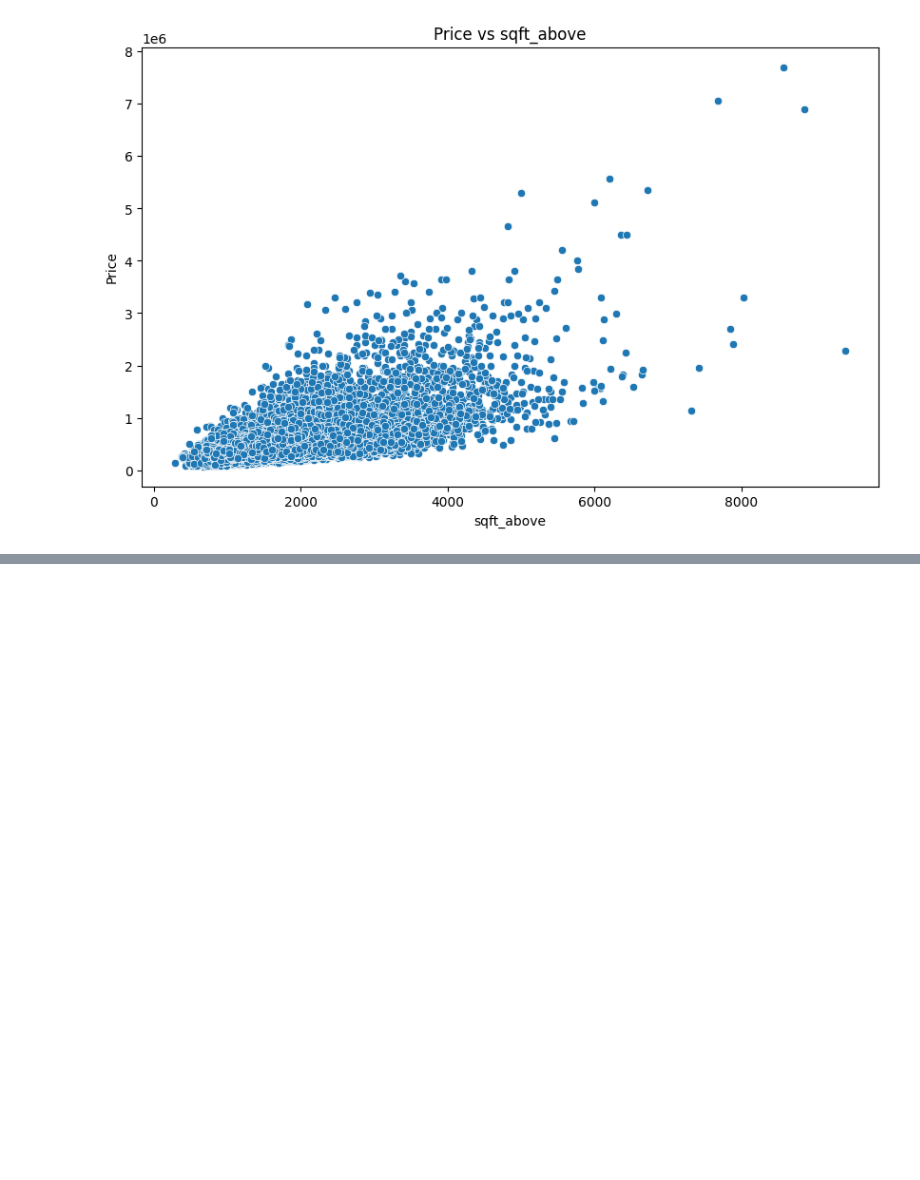
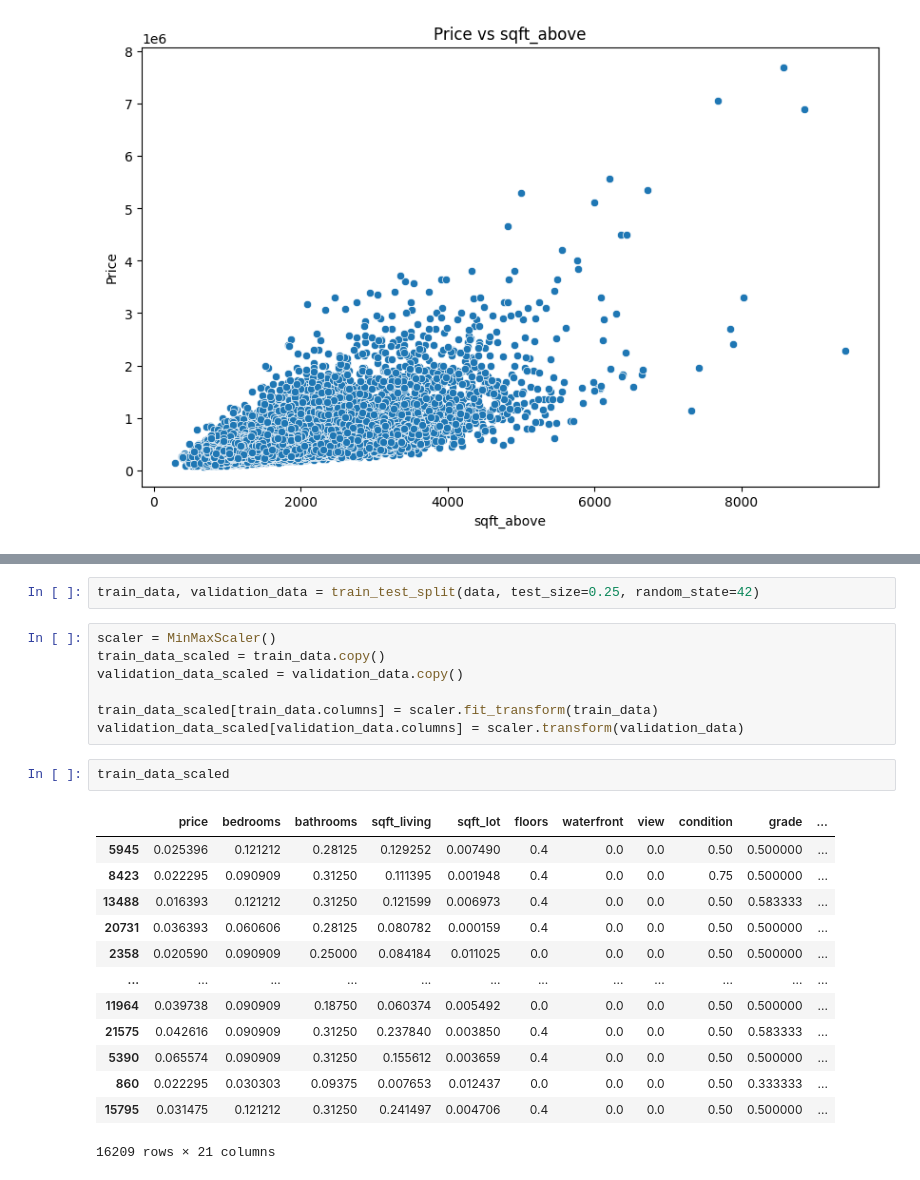
Before and after one commit to MAmin-y/Neural-Networks-and-Deep-Learning-Course-Projects-F2024, a Jupyter notebook: CA1/Q4.ipynb, the cells around one changed output, grey strips where cells are left out. Saved outputs shown, nothing was run; the diff lists cells and outputs as text; blank space fills up the shorter version.

```diff
--- a/CA1/Q4.ipynb
+++ b/CA1/Q4.ipynb
@@ -126,0 +133,25 @@ data
+# %%
+train_data, validation_data = train_test_split(data, test_size=0.25, random_state=42)
+# %%
+scaler = MinMaxScaler()
+train_data_scaled = train_data.copy()
+validation_data_scaled = validation_data.copy()
+
+train_data_scaled[train_data.columns] = scaler.fit_transform(train_data)
+validation_data_scaled[validation_data.columns] = scaler.transform(validation_data)
+# %%
+train_data_scaled
+# %% [output]
+|  | price | bedrooms | bathrooms | sqft_living | sqft_lot | floors | waterfront | view | condition | grade | ... |
+| 5945 | 0.025396 | 0.121212 | 0.28125 | 0.129252 | 0.007490 | 0.4 | 0.0 | 0.0 | 0.50 | 0.500000 | ... |
+| 8423 | 0.022295 | 0.090909 | 0.31250 | 0.111395 | 0.001948 | 0.4 | 0.0 | 0.0 | 0.75 | 0.500000 | ... |
+| 13488 | 0.016393 | 0.121212 | 0.31250 | 0.121599 | 0.006973 | 0.4 | 0.0 | 0.0 | 0.50 | 0.583333 | ... |
+| 20731 | 0.036393 | 0.060606 | 0.28125 | 0.080782 | 0.000159 | 0.4 | 0.0 | 0.0 | 0.50 | 0.500000 | ... |
+| 2358 | 0.020590 | 0.090909 | 0.25000 | 0.084184 | 0.011025 | 0.0 | 0.0 | 0.0 | 0.50 | 0.500000 | ... |
+| ... | ... | ... | ... | ... | ... | ... | ... | ... | ... | ... | ... |
+| 11964 | 0.039738 | 0.090909 | 0.18750 | 0.060374 | 0.005492 | 0.0 | 0.0 | 0.0 | 0.50 | 0.500000 | ... |
+| 21575 | 0.042616 | 0.090909 | 0.31250 | 0.237840 | 0.003850 | 0.4 | 0.0 | 0.0 | 0.50 | 0.583333 | ... |
+| 5390 | 0.065574 | 0.090909 | 0.31250 | 0.155612 | 0.003659 | 0.4 | 0.0 | 0.0 | 0.50 | 0.500000 | ... |
+| 860 | 0.022295 | 0.030303 | 0.09375 | 0.007653 | 0.012437 | 0.0 | 0.0 | 0.0 | 0.50 | 0.333333 | ... |
+| 15795 | 0.031475 | 0.121212 | 0.31250 | 0.241497 | 0.004706 | 0.4 | 0.0 | 0.0 | 0.50 | 0.500000 | ... |
+16209 rows × 21 columns
```
Also changed, not shown: parts of 8 cells of this notebook.
